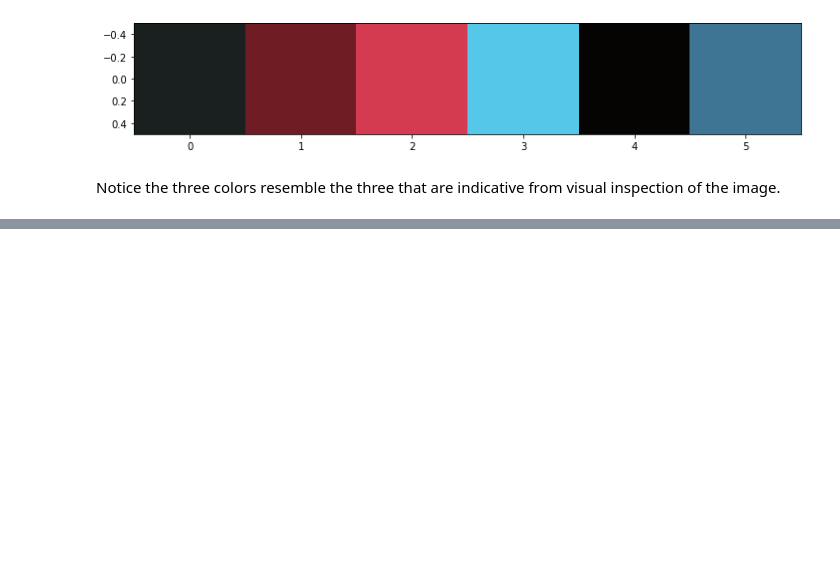
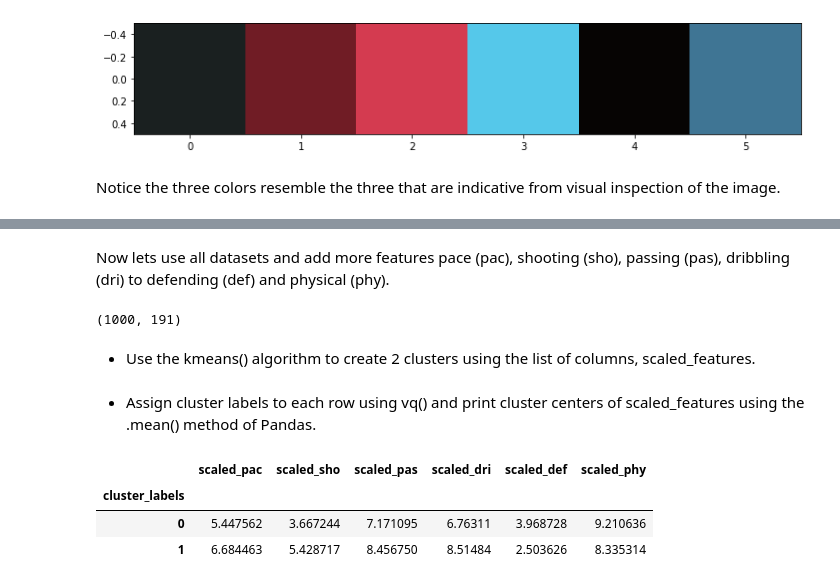
Before and after one commit to Aduzona/Machine_Learning, a Jupyter notebook: 15_ML_Other_Concepts/6_Cluster Analysis in Python/4_Clustering in Real World.ipynb, the cells around one changed output, grey strips where cells are left out. Cells and saved outputs as stored; diff of their text form; code cells hidden in the pictures; blank space fills up the shorter version.

```diff
--- a/15_ML_Other_Concepts/6_Cluster Analysis in Python/4_Clustering in Real World.ipynb
+++ b/15_ML_Other_Concepts/6_Cluster Analysis in Python/4_Clustering in Real World.ipynb
@@ -245,0 +668,33 @@ plt.show()
+# %% [markdown]
+Now lets use all datasets and add more features pace (pac), shooting (sho), passing (pas), dribbling (dri) to  defending (def) and physical (phy).
+# %%
+fifa=pd.read_csv("fifa_18_sample_data.csv")
+features=['pac', 'sho', 'pas', 'dri', 'def', 'phy']
+
+fifa['scaled_pac']=np.round(whiten(fifa['pac']),2)
+fifa['scaled_sho']=np.round(whiten(fifa['sho']),2)
+fifa['scaled_pas']=np.round(whiten(fifa['pas']),2)
+fifa['scaled_dri']=np.round(whiten(fifa['dri']),2)
+fifa['scaled_def']=np.round(whiten(fifa['def']),2)
+fifa['scaled_phy']=np.round(whiten(fifa['phy']),2)
+
+scaled_features=['scaled_pac','scaled_sho','scaled_pas','scaled_dri','scaled_def','scaled_phy']
+fifa.shape
+# %% [output]
+(1000, 191)
+# %% [markdown]
+* Use the kmeans() algorithm to create 2 clusters using the list of columns, scaled_features.
+# %%
+# Create centroids with kmeans for 2 clusters
+cluster_centers,_ = kmeans(fifa[scaled_features],2)
+# %% [markdown]
+* Assign cluster labels to each row using vq() and print cluster centers of scaled_features using the .mean() method of Pandas.
+# %%
+# Assign cluster labels and print cluster centers
+fifa['cluster_labels'], _ = vq(fifa[scaled_features],cluster_centers)
+fifa.groupby('cluster_labels')[scaled_features].mean()
+# %% [output]
+|  | scaled_pac | scaled_sho | scaled_pas | scaled_dri | scaled_def | scaled_phy |
+| cluster_labels |  |  |  |  |  |  |
+| 0 | 5.447562 | 3.667244 | 7.171095 | 6.76311 | 3.968728 | 9.210636 |
+| 1 | 6.684463 | 5.428717 | 8.456750 | 8.51484 | 2.503626 | 8.335314 |
```
Also changed, not shown: parts of 37 cells of this notebook, 1 other file.
